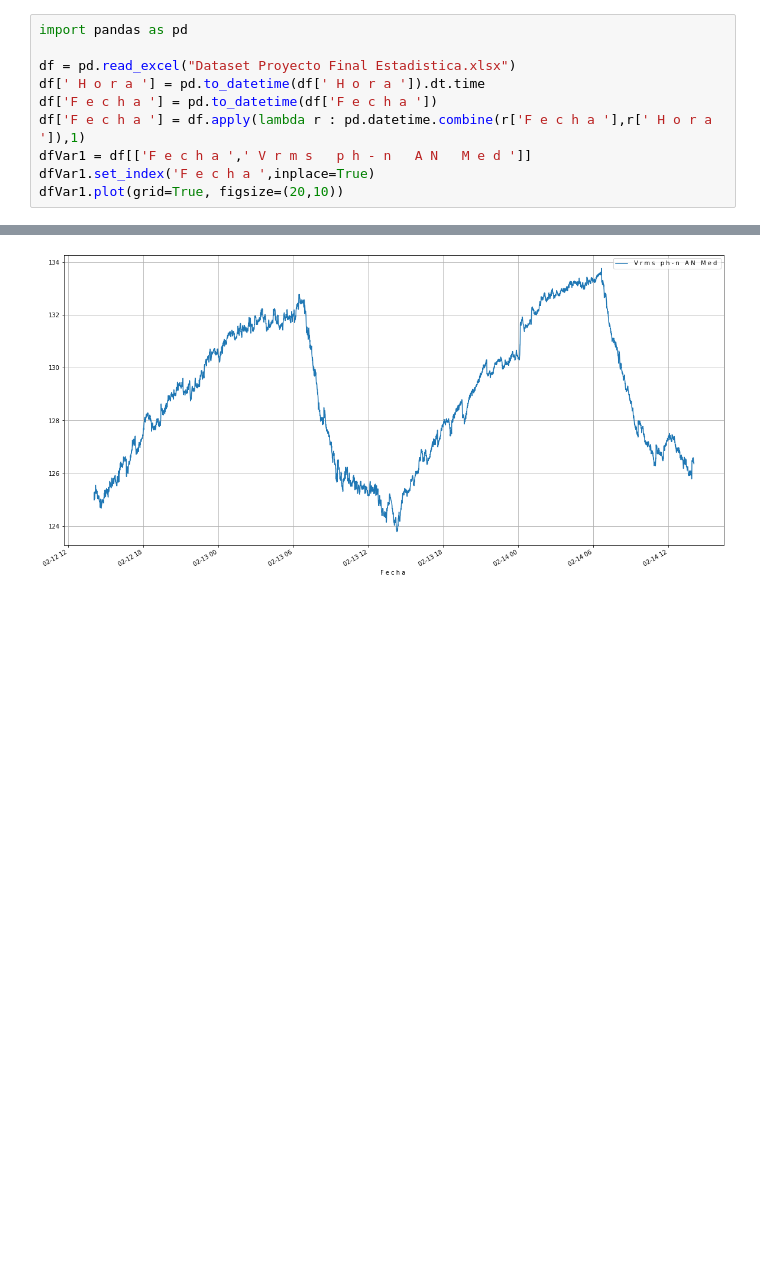
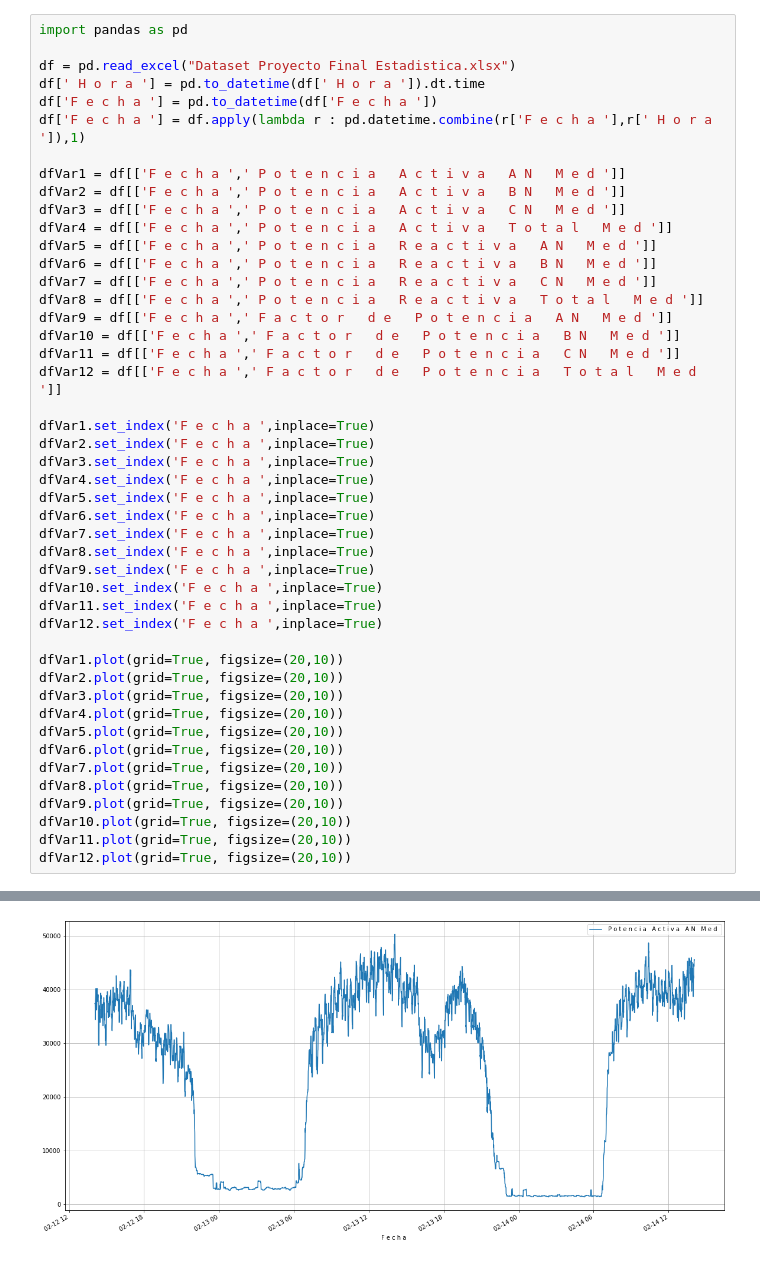
Before and after one commit to aarondav1/EstadisticaPython, a Jupyter notebook: GraficaSerieDeTiempo.ipynb, the cells around one changed output, grey strips where cells are left out. Drawn from its saved outputs; the diff is of its cells as text; blank space fills up the shorter version.

```diff
--- a/GraficaSerieDeTiempo.ipynb
+++ b/GraficaSerieDeTiempo.ipynb
@@ -3,13 +3,49 @@
 # %%
 import pandas as pd
 
 df = pd.read_excel("Dataset Proyecto Final Estadistica.xlsx")
 df[' H o r a '] = pd.to_datetime(df[' H o r a ']).dt.time
 df['F e c h a '] = pd.to_datetime(df['F e c h a '])
 df['F e c h a '] = df.apply(lambda r : pd.datetime.combine(r['F e c h a '],r[' H o r a ']),1)
-dfVar1 = df[['F e c h a ',' V r m s   p h - n   A N   M e d ']]
+
+dfVar1 = df[['F e c h a ',' P o t e n c i a   A c t i v a   A N   M e d ']]
+dfVar2 = df[['F e c h a ',' P o t e n c i a   A c t i v a   B N   M e d ']]
+dfVar3 = df[['F e c h a ',' P o t e n c i a   A c t i v a   C N   M e d ']]
+dfVar4 = df[['F e c h a ',' P o t e n c i a   A c t i v a   T o t a l   M e d ']]
+dfVar5 = df[['F e c h a ',' P o t e n c i a   R e a c t i v a   A N   M e d ']]
+dfVar6 = df[['F e c h a ',' P o t e n c i a   R e a c t i v a   B N   M e d ']]
+dfVar7 = df[['F e c h a ',' P o t e n c i a   R e a c t i v a   C N   M e d ']]
+dfVar8 = df[['F e c h a ',' P o t e n c i a   R e a c t i v a   T o t a l   M e d ']]
+dfVar9 = df[['F e c h a ',' F a c t o r   d e   P o t e n c i a   A N   M e d ']]
+dfVar10 = df[['F e c h a ',' F a c t o r   d e   P o t e n c i a   B N   M e d ']]
+dfVar11 = df[['F e c h a ',' F a c t o r   d e   P o t e n c i a   C N   M e d ']]
+dfVar12 = df[['F e c h a ',' F a c t o r   d e   P o t e n c i a   T o t a l   M e d ']]
+
 dfVar1.set_index('F e c h a ',inplace=True)
+dfVar2.set_index('F e c h a ',inplace=True)
+dfVar3.set_index('F e c h a ',inplace=True)
+dfVar4.set_index('F e c h a ',inplace=True)
+dfVar5.set_index('F e c h a ',inplace=True)
+dfVar6.set_index('F e c h a ',inplace=True)
+dfVar7.set_index('F e c h a ',inplace=True)
+dfVar8.set_index('F e c h a ',inplace=True)
+dfVar9.set_index('F e c h a ',inplace=True)
+dfVar10.set_index('F e c h a ',inplace=True)
+dfVar11.set_index('F e c h a ',inplace=True)
+dfVar12.set_index('F e c h a ',inplace=True)
+
 dfVar1.plot(grid=True, figsize=(20,10))
+dfVar2.plot(grid=True, figsize=(20,10))
+dfVar3.plot(grid=True, figsize=(20,10))
+dfVar4.plot(grid=True, figsize=(20,10))
+dfVar5.plot(grid=True, figsize=(20,10))
+dfVar6.plot(grid=True, figsize=(20,10))
+dfVar7.plot(grid=True, figsize=(20,10))
+dfVar8.plot(grid=True, figsize=(20,10))
+dfVar9.plot(grid=True, figsize=(20,10))
+dfVar10.plot(grid=True, figsize=(20,10))
+dfVar11.plot(grid=True, figsize=(20,10))
+dfVar12.plot(grid=True, figsize=(20,10))
 # %% [output]
 <matplotlib.axes._subplots.AxesSubplot at 0x...>
-[figure, old version]
+[figure, new version]
```
Also changed, not shown: parts of 1 cell of this notebook.
